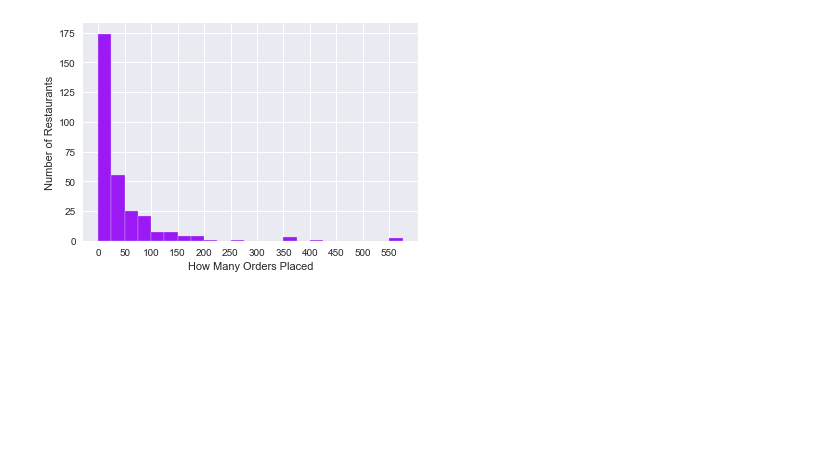
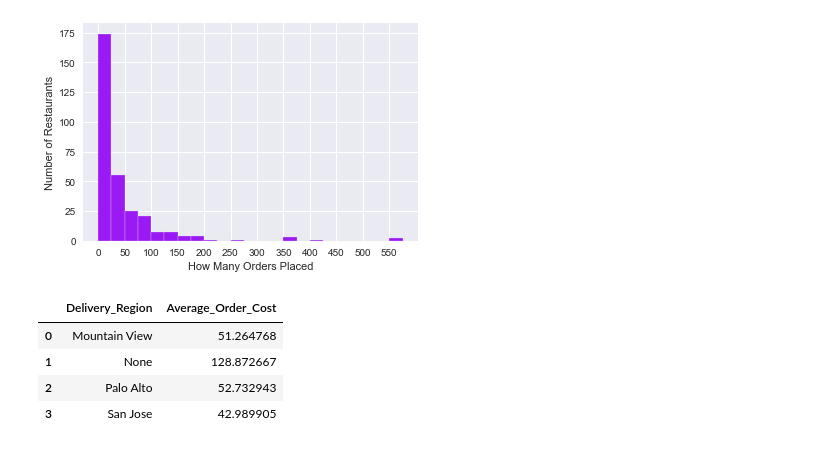
Before and after one commit to toestie/fooddelivery-dataset, a Jupyter notebook: notebooks/analysis.ipynb, the cells around one changed output. Drawn from its saved outputs; the diff is of its cells as text; code cells hidden in the pictures; blank space fills up the shorter version.

```diff
--- a/notebooks/analysis.ipynb
+++ b/notebooks/analysis.ipynb
@@ -456,3 +456,13 @@ plt.savefig("../artifacts/OrderCountHist.png")
 plt.show()
 # %% [output]
 [figure]
+# %%
+avgcostbyregion = df.groupby('Delivery_Region')['Order_total'].mean().reset_index()
+avgcostbyregion = avgcostbyregion.rename(columns = {"Order_total":"Average_Order_Cost"})
+avgcostbyregion.head()
+# %% [output]
+|  | Delivery_Region | Average_Order_Cost |
+| 0 | Mountain View | 51.264768 |
+| 1 | None | 128.872667 |
+| 2 | Palo Alto | 52.732943 |
+| 3 | San Jose | 42.989905 |
```
Also changed, not shown: parts of 1 cell of this notebook, 6 other files.
